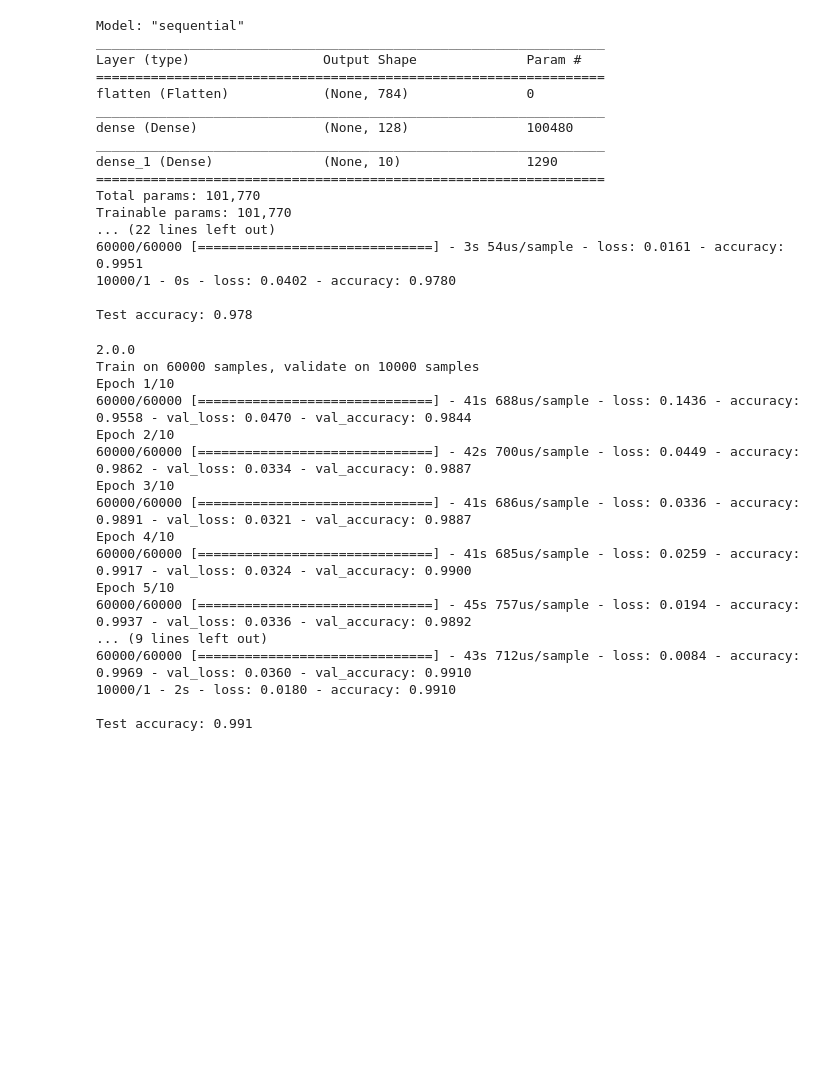
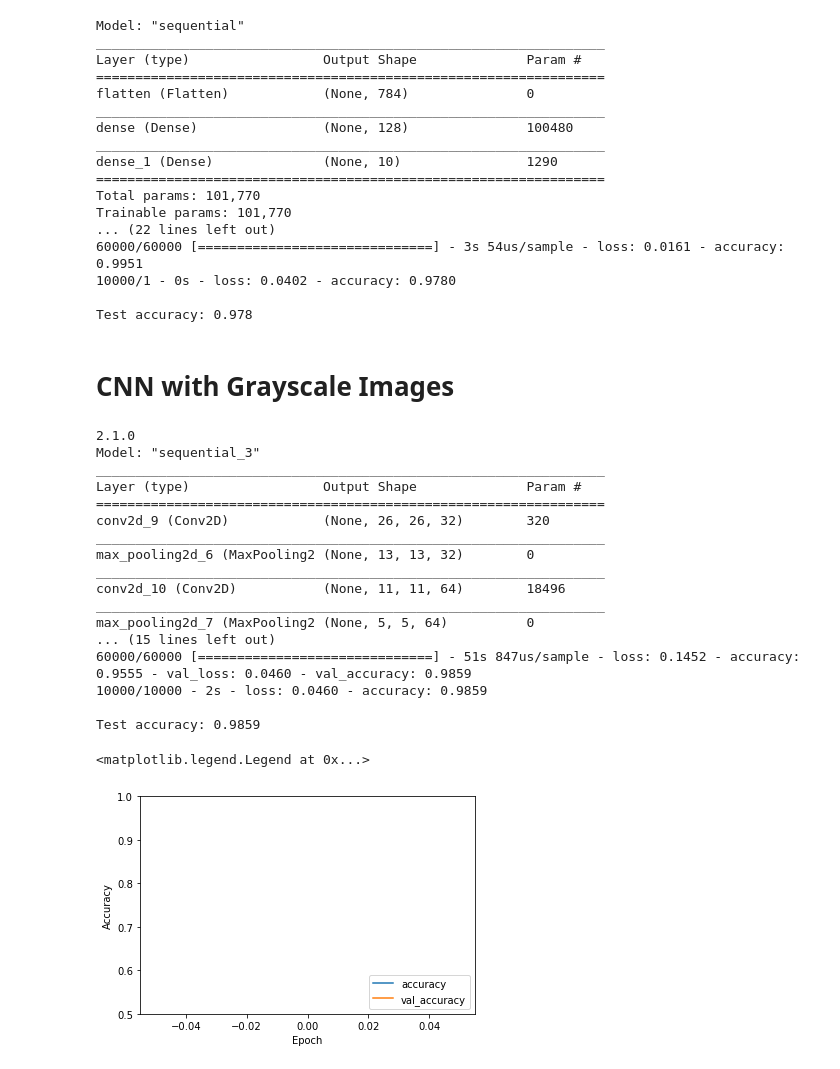
Before and after one commit to rangarodrigo/EN5204Code, a Jupyter notebook: g_cnn.ipynb, the cells around one changed output. Cells and saved outputs as stored; diff of their text form; code cells hidden in the pictures; blank space fills up the shorter version.

```diff
--- a/g_cnn.ipynb
+++ b/g_cnn.ipynb
@@ -69,6 +69,8 @@ Trainable params: 101,770
 10000/1 - 0s - loss: 0.0402 - accuracy: 0.9780
 
 Test accuracy: 0.978
+# %% [markdown]
+# CNN with Grayscale Images
 # %%
 from __future__ import absolute_import, division, print_function, unicode_literals
 %matplotlib inline
@@ -76,11 +78,10 @@ from __future__ import absolute_import, division, print_function, unicode_litera
 
 
 import tensorflow as tf
-
+from tensorflow import keras
 from tensorflow.keras import datasets, layers, models
 import matplotlib.pyplot as plt
 import numpy as np
-import matplotlib.pyplot as plt
 
 print(tf.__version__)
 
@@ -95,48 +96,58 @@ epochs = 12
 
 train_images = train_images.reshape(train_images.shape[0], 28, 28, 1)
 test_images = test_images.reshape(test_images.shape[0], 28, 28, 1)
 
 train_images = train_images.astype('float32')
 test_images = test_images.astype('float32')
 
 train_images = train_images / 255.0
 test_images = test_images / 255.0
 
 
 model = models.Sequential()
 model.add(layers.Conv2D(32, (3, 3), activation='relu', input_shape=(28, 28, 1)))
 model.add(layers.MaxPooling2D((2, 2)))
 model.add(layers.Conv2D(64, (3, 3), activation='relu'))
 model.add(layers.MaxPooling2D((2, 2)))
 model.add(layers.Conv2D(64, (3, 3), activation='relu'))
 model.add(layers.Flatten())
 model.add(layers.Dense(64, activation='relu'))
 model.add(layers.Dense(10))
 
 model.compile(optimizer='adam',
               loss=tf.keras.losses.SparseCategoricalCrossentropy(from_logits=True),
               metrics=['accuracy'])
-
-history = model.fit(train_images, train_labels, epochs=10,
+print(model.summary())
+history = model.fit(train_images, train_labels, epochs=1,
                     validation_data=(test_images, test_labels))
 
 test_loss, test_acc = model.evaluate(test_images,  test_labels, verbose=2)
 print('\nTest accuracy:', test_acc)
+
+
+plt.plot(history.history['accuracy'], label='accuracy')
+plt.plot(history.history['val_accuracy'], label = 'val_accuracy')
+plt.xlabel('Epoch')
+plt.ylabel('Accuracy')
+plt.ylim([0.5, 1])
+plt.legend(loc='lower right')
 # %% [output]
-2.0.0
-Train on 60000 samples, validate on 10000 samples
-Epoch 1/10
-60000/60000 [==============================] - 41s 688us/sample - loss: 0.1436 - accuracy: 0.9558 - val_loss: 0.0470 - val_accuracy: 0.9844
-Epoch 2/10
-60000/60000 [==============================] - 42s 700us/sample - loss: 0.0449 - accuracy: 0.9862 - val_loss: 0.0334 - val_accuracy: 0.9887
-Epoch 3/10
-60000/60000 [==============================] - 41s 686us/sample - loss: 0.0336 - accuracy: 0.9891 - val_loss: 0.0321 - val_accuracy: 0.9887
-Epoch 4/10
-60000/60000 [==============================] - 41s 685us/sample - loss: 0.0259 - accuracy: 0.9917 - val_loss: 0.0324 - val_accuracy: 0.9900
-Epoch 5/10
-60000/60000 [==============================] - 45s 757us/sample - loss: 0.0194 - accuracy: 0.9937 - val_loss: 0.0336 - val_accuracy: 0.9892
-... (9 lines left out)
-60000/60000 [==============================] - 43s 712us/sample - loss: 0.0084 - accuracy: 0.9969 - val_loss: 0.0360 - val_accuracy: 0.9910
-10000/1 - 2s - loss: 0.0180 - accuracy: 0.9910
+2.1.0
+Model: "sequential_3"
+_________________________________________________________________
+Layer (type)                 Output Shape              Param #
+=================================================================
+conv2d_9 (Conv2D)            (None, 26, 26, 32)        320
+_________________________________________________________________
+max_pooling2d_6 (MaxPooling2 (None, 13, 13, 32)        0
+_________________________________________________________________
+conv2d_10 (Conv2D)           (None, 11, 11, 64)        18496
+_________________________________________________________________
+max_pooling2d_7 (MaxPooling2 (None, 5, 5, 64)          0
+... (15 lines left out)
+60000/60000 [==============================] - 51s 847us/sample - loss: 0.1452 - accuracy: 0.9555 - val_loss: 0.0460 - val_accuracy: 0.9859
+10000/10000 - 2s - loss: 0.0460 - accuracy: 0.9859
 
-Test accuracy: 0.991
+Test accuracy: 0.9859
+<matplotlib.legend.Legend at 0x...>
+[figure, added]
```
Also changed, not shown: parts of 3 cells of this notebook.
